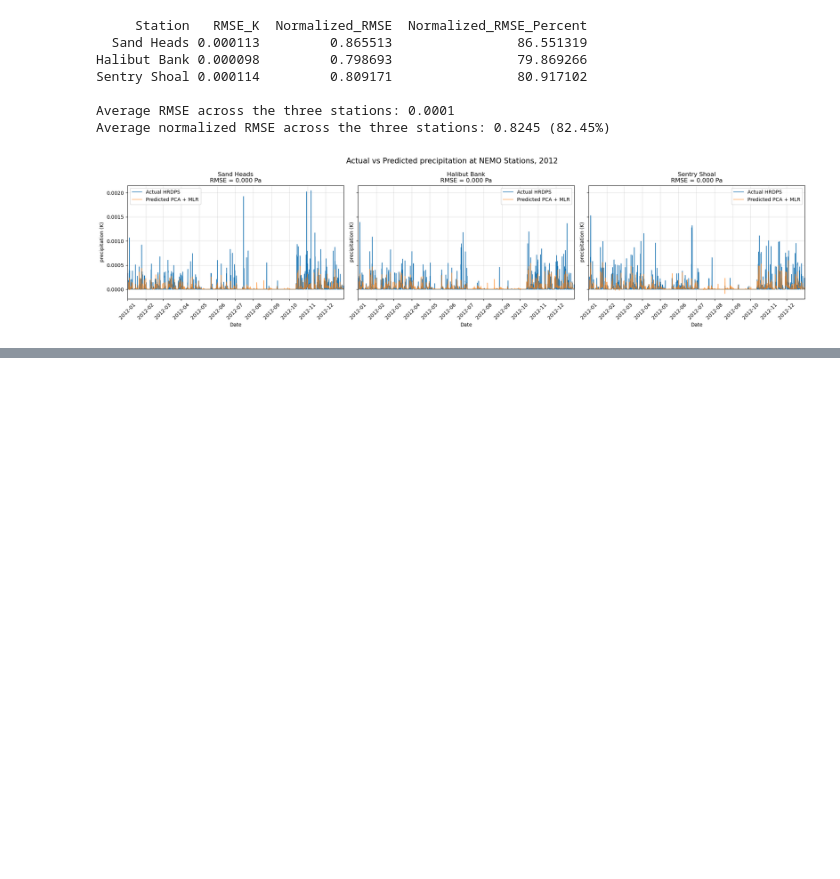
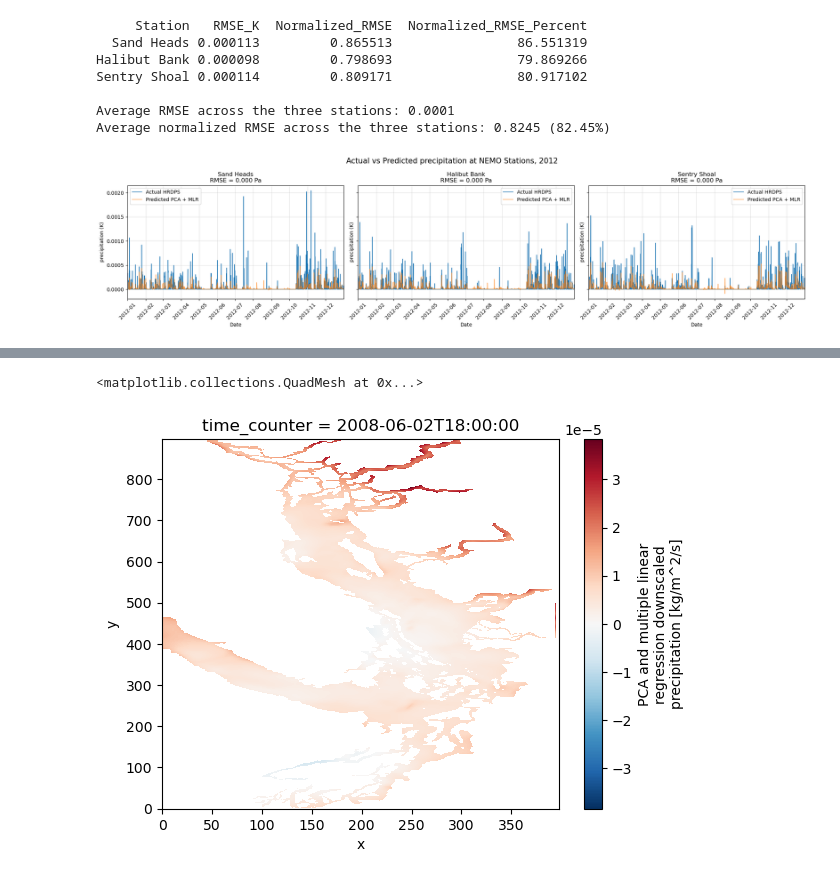
Before and after one commit to SalishSeaCast/analysis-dishika, a Jupyter notebook: notebooks/PCA_new_grid/precipitation.ipynb, the cells around one changed output, grey strips where cells are left out. Cells and saved outputs as stored; diff of their text form; code cells hidden in the pictures; blank space fills up the shorter version.

```diff
--- a/notebooks/PCA_new_grid/precipitation.ipynb
+++ b/notebooks/PCA_new_grid/precipitation.ipynb
@@ -991,0 +1117,5 @@ plt.show()
+# %%
+ds_precipitation_check["precip"].isel(time_counter=1222).plot()
+# %% [output]
+<matplotlib.collections.QuadMesh at 0x...>
+[figure, added]
```
Also changed, not shown: parts of 9 cells of this notebook.
